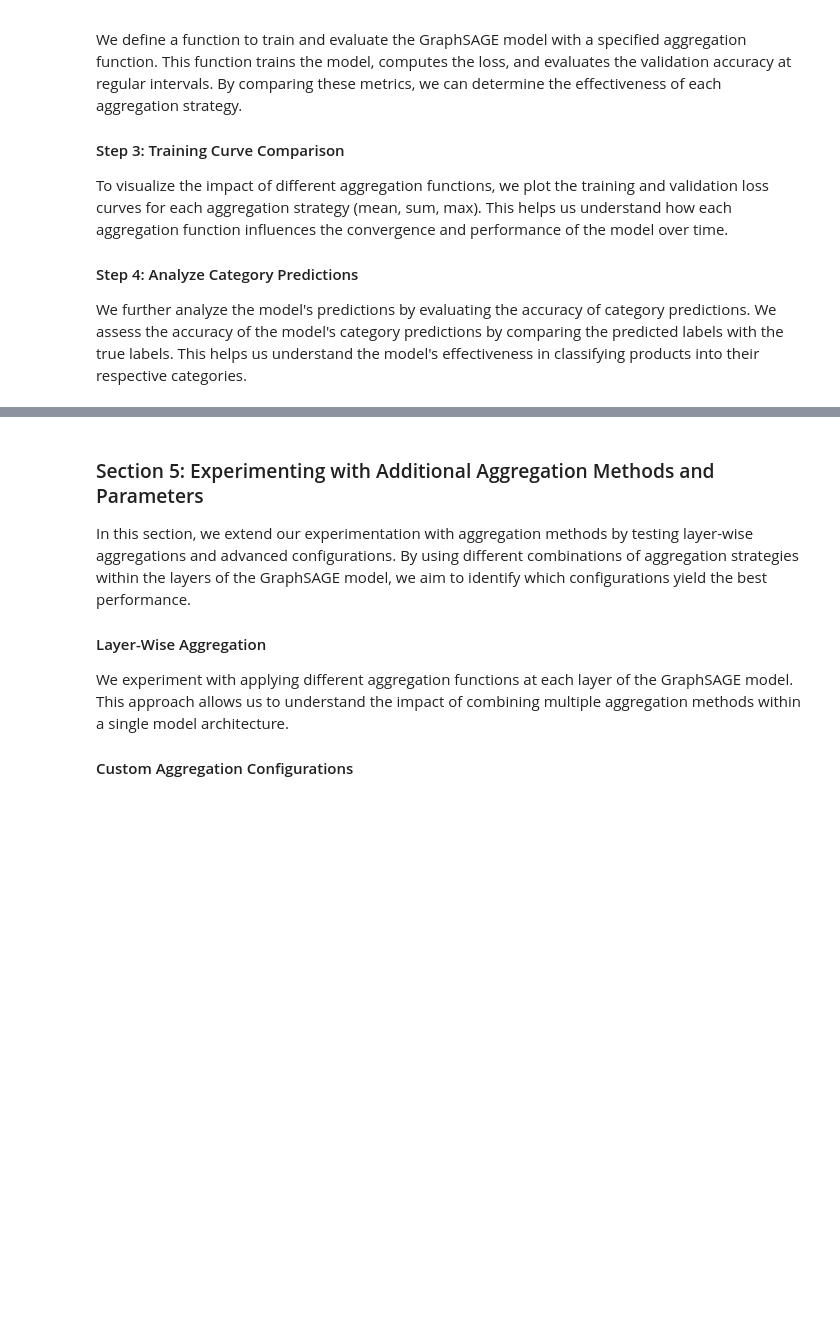
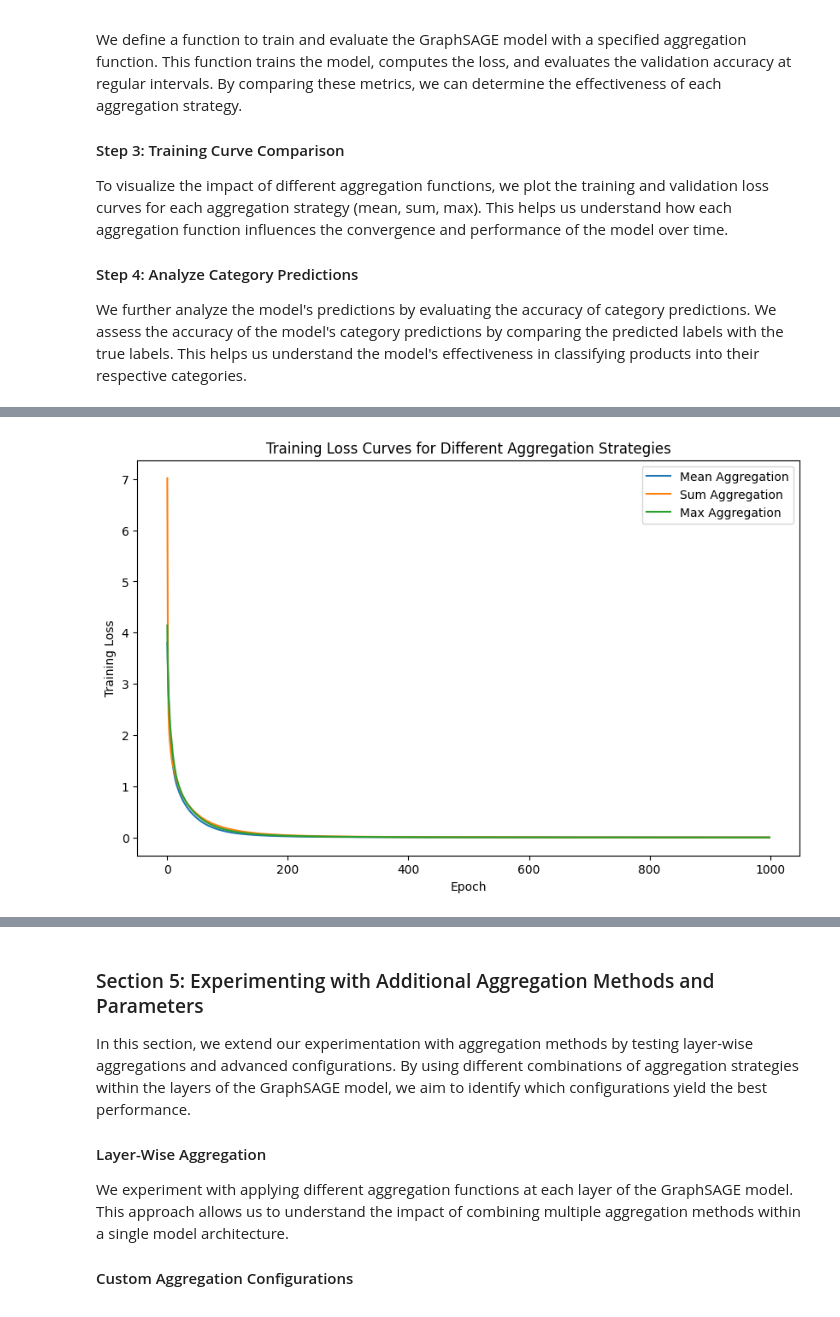
Before and after one commit to davidepatti/gnns_in_action, a Jupyter notebook: chapter_3/Chapter_3_using_Subgraph.ipynb, the cells around one changed output, grey strips where cells are left out. Saved outputs shown, nothing was run; the diff lists cells and outputs as text; code cells hidden in the pictures; blank space fills up the shorter version.

```diff
--- a/chapter_3/Chapter_3_using_Subgraph.ipynb
+++ b/chapter_3/Chapter_3_using_Subgraph.ipynb
@@ -463,11 +578,11 @@ def analyze_category_predictions(true_labels, pred_labels):
 all_true_labels = [index_product_dict[label.item()] for label in subset_graph.y]
 
 with torch.no_grad():
-    gcn_all_logits = gcn_model(subset_graph.x, subset_graph.edge_index)
+    gcn_all_logits = gcn_model(subset_graph.x.to(device), subset_graph.edge_index.to(device))
     gcn_all_preds = torch.argmax(gcn_all_logits, dim=1)
     gcn_all_preds = [index_product_dict[pred.item()] for pred in gcn_all_preds]
 
-    sage_all_logits = graphsage_model(subset_graph.x, subset_graph.edge_index)
+    sage_all_logits = graphsage_model(subset_graph.x.to(device), subset_graph.edge_index.to(device))
     sage_all_preds = torch.argmax(sage_all_logits, dim=1)
     sage_all_preds = [index_product_dict[pred.item()] for pred in sage_all_preds]
 
@@ -664,9 +955,12 @@ import matplotlib.pyplot as plt
 def train_model(model, data, optimizer, criterion):
     model.train()  # Set the model to training mode
     optimizer.zero_grad()  # Clear gradients
+    model_device = next(model.parameters()).device
+    train_mask = data.train_mask.to(model_device)
+    labels = data.y.squeeze().to(model_device)
 
-    out = model(data.x.to(device), data.edge_index.to(device))  # Forward pass
-    loss = criterion(out[data.train_mask], data.y[data.train_mask].squeeze().to(device))  # Calculate loss only on the training mask
+    out = model(data.x.to(model_device), data.edge_index.to(model_device))  # Forward pass
+    loss = criterion(out[train_mask], labels[train_mask])  # Calculate loss only on the training mask
     loss.backward()  # Backpropagate the loss
     optimizer.step()  # Update model parameters
 
@@ -686,9 +980,9 @@ class GraphSAGE(torch.nn.Module):
         return F.log_softmax(x, dim=1)
 
 # Create models with different aggregation functions
-model_mean = GraphSAGE(in_channels=subset_graph.num_features, hidden_channels=64, out_channels=dataset.num_classes, agg_func='mean').to(device)
-model_sum = GraphSAGE(in_channels=subset_graph.num_features, hidden_channels=64, out_channels=dataset.num_classes, agg_func='add').to(device)  # Use 'add' for sum aggregation
-model_max = GraphSAGE(in_channels=subset_graph.num_features, hidden_channels=64, out_channels=dataset.num_classes, agg_func='max').to(device)
+model_mean = GraphSAGE(in_channels=subset_graph.num_features, hidden_channels=64, out_channels=dataset.num_classes, agg_func='mean').to(get_pyg_device_for_aggr('mean'))
+model_sum = GraphSAGE(in_channels=subset_graph.num_features, hidden_channels=64, out_channels=dataset.num_classes, agg_func='add').to(get_pyg_device_for_aggr('add'))  # Use 'add' for sum aggregation
+model_max = GraphSAGE(in_channels=subset_graph.num_features, hidden_channels=64, out_channels=dataset.num_classes, agg_func='max').to(get_pyg_device_for_aggr('max'))
 
 # Create separate optimizers for each model
 optimizer_mean = torch.optim.Adam(model_mean.parameters(), lr=0.01)
@@ -723,3 +1017,4 @@ plt.ylabel('Training Loss')
 plt.title('Training Loss Curves for Different Aggregation Strategies')
 plt.legend()
 plt.show()
+# %% [output]
@@ -726,3 +1038,4 @@ plt.show()
+[figure, added]
 # %%
 import matplotlib.pyplot as plt
 
```
Also changed, not shown: parts of 54 cells of this notebook.
